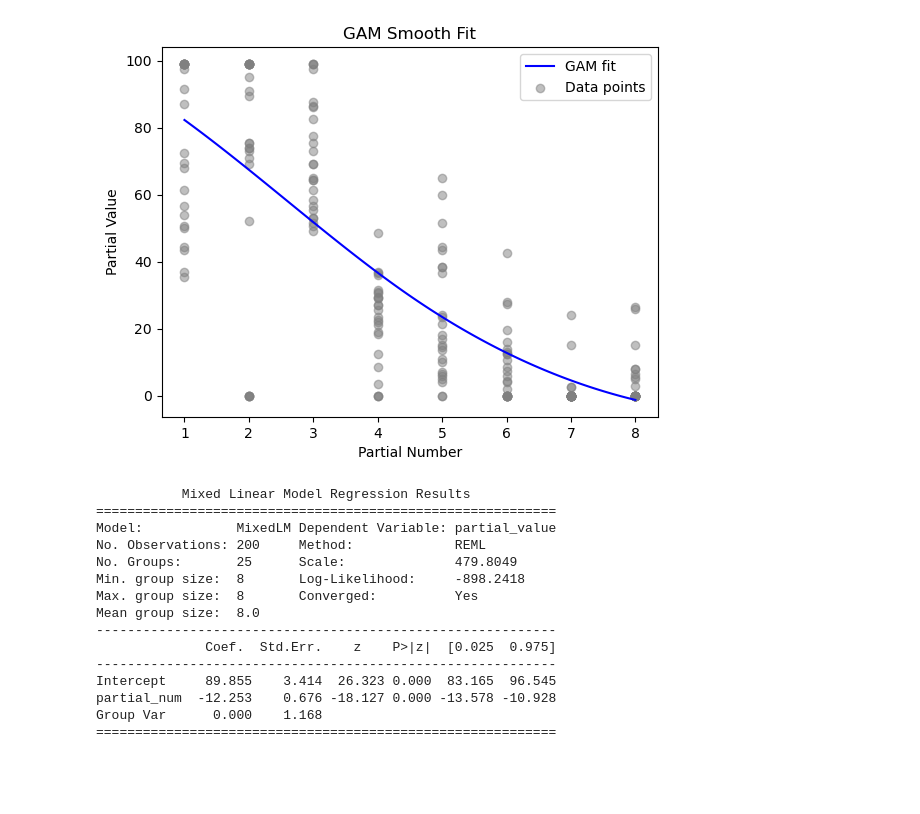
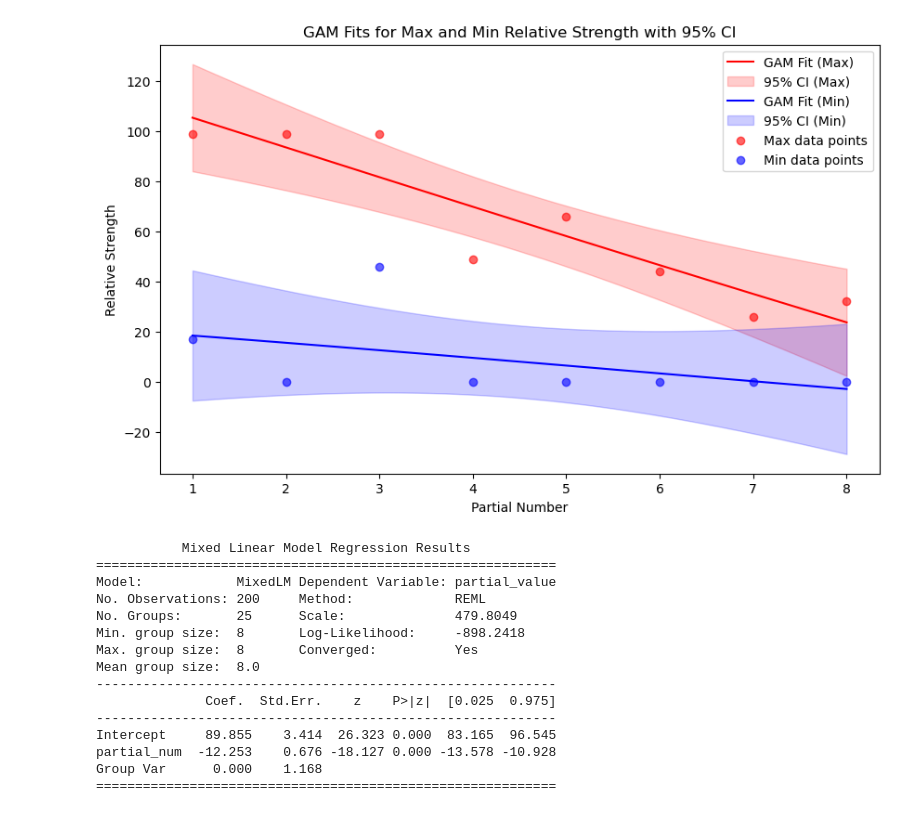
Before and after one commit to mcyanam/STAT409Project, a Jupyter notebook: Codes/GAM.ipynb, the cells around one changed output. Drawn from its saved outputs; the diff is of its cells as text; code cells hidden in the pictures; blank space fills up the shorter version.

Commit message:
Little more analysis

```diff
--- a/Codes/GAM.ipynb
+++ b/Codes/GAM.ipynb
@@ -88,22 +115,72 @@ github.com/dswah/pyGAM/issues/163
+# %%
+
+# Load original dataset
+organ_df = Organ2
+
+# Add unique ID and reshape dataframe to long format
+organ_df['ID'] = np.arange(1, organ_df.shape[0] + 1)
+organ_long = organ_df.melt(id_vars=['ID', 'isBourdon', 'cutUpHeight', 'diameterToe', 'acousticIntensity'],
+                           value_vars=[col for col in organ_df.columns if "Partial" in col],
+                           var_name="name_p", value_name="partial_value")
+
+# Extract numeric partial number
+organ_long['partial_num'] = organ_long['name_p'].str.extract(r'(\d+)').astype(float)
+
+# Compute min and max instead of mean
+max_data = organ_long.groupby(['partial_num'], as_index=False)['partial_value'].max()
+min_data = organ_long.groupby(['partial_num'], as_index=False)['partial_value'].min()
+
+# Merge max and min for analysis
+summary_extremes = pd.merge(max_data, min_data, on='partial_num', suffixes=('_max', '_min'))
+
+# Fit GAM for max values
+X_max = summary_extremes[['partial_num']].values
+y_max = summary_extremes['partial_value_max'].values
+gam_max = LinearGAM(s(0, n_splines=6)).fit(X_max, y_max)
+
+# Fit GAM for min values
+y_min = summary_extremes['partial_value_min'].values
+gam_min = LinearGAM(s(0, n_splines=6)).fit(X_max, y_min)
+
+# Generate predictions and confidence intervals
+XX = gam_max.generate_X_grid(term=0)
+
+pred_max = gam_max.predict(XX)
+conf_max = gam_max.confidence_intervals(XX, width=0.95)
+
+pred_min = gam_min.predict(XX)
+conf_min = gam_min.confidence_intervals(XX, width=0.95)
+
+# Plot results
+fig, ax = plt.subplots(figsize=(10, 6))
+
+# Plot GAM fits and confidence intervals for maximums
+ax.plot(XX, pred_max, color='red', label='GAM Fit (Max)')
+ax.fill_between(XX.flatten(), conf_max[:,0], conf_max[:,1], color='red', alpha=0.2, label='95% CI (Max)')
+
+# Plot GAM fits and confidence intervals for minimums
+ax.plot(XX, pred_min, color='blue', label='GAM Fit (Min)')
+ax.fill_between(XX.flatten(), conf_min[:,0], conf_min[:,1], color='blue', alpha=0.2, label='95% CI (Min)')
+
+# Scatter original max and min data
+ax.scatter(X_max, y_max, color='red', alpha=0.6, label='Max data points')
+ax.scatter(X_max, y_min, color='blue', alpha=0.6, label='Min data points')
+
+ax.set_xlabel('Partial Number')
+ax.set_ylabel('Relative Strength')
+ax.set_title('GAM Fits for Max and Min Relative Strength with 95% CI')
+ax.legend()
+
+plt.show()
+# %% [output]
+[figure, added]
 # %%
-# Plot GAM results
-fig, ax = plt.subplots()
-XX = mod1.generate_X_grid(term=0)
-ax.plot(XX, mod1.predict(XX), color='blue', label='GAM fit')
-ax.scatter(X, y, alpha=0.5, color='grey', label='Data points')
-ax.set_xlabel('Partial Number')
-ax.set_ylabel('Partial Value')
-ax.set_title('GAM Smooth Fit')
-ax.legend()
-plt.show()
-
 # Mixed Linear Model for Random Effects
 summaryData['partial_num'] = summaryData['partial_num'].astype(float)
 md = mixedlm("partial_value ~ partial_num", summaryData, groups=summaryData["ID"])
 mdf = md.fit()
 print(mdf.summary())
 # %% [output]
-[figure, removed]
            Mixed Linear Model Regression Results
 ===========================================================
 Model:            MixedLM Dependent Variable: partial_value
```
Also changed, not shown: parts of 5 cells of this notebook.
